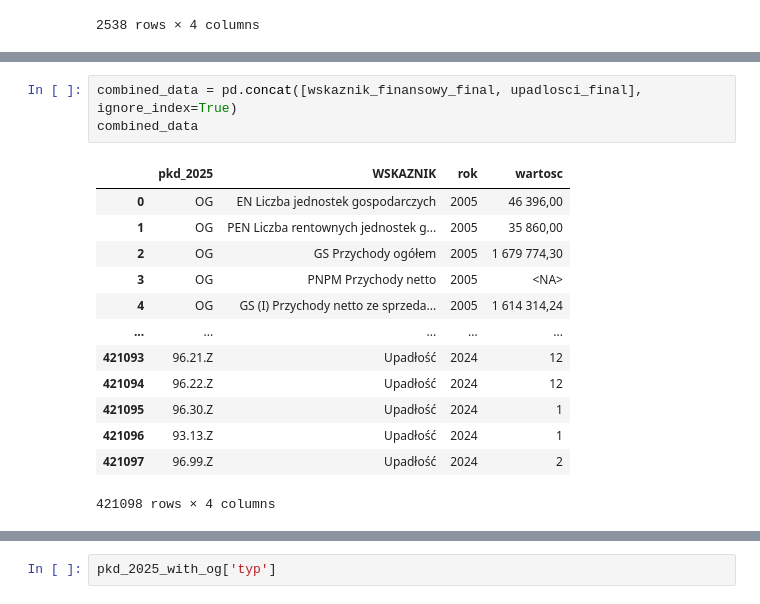
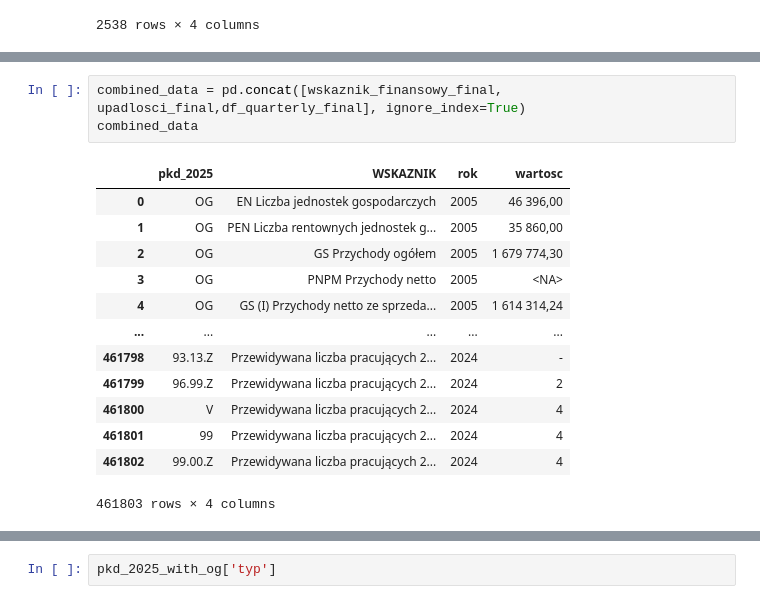
Before and after one commit to jan-chlebek/HackNation2025-Hackaton, a Jupyter notebook: data-processing/data-processing.ipynb, the cells around one changed output, grey strips where cells are left out. Saved outputs shown, nothing was run; the diff lists cells and outputs as text.

```diff
--- a/data-processing/data-processing.ipynb
+++ b/data-processing/data-processing.ipynb
@@ -187,20 +366,20 @@ upadlosci_final
 # %%
-combined_data = pd.concat([wskaznik_finansowy_final, upadlosci_final], ignore_index=True)
+combined_data = pd.concat([wskaznik_finansowy_final, upadlosci_final,df_quarterly_final], ignore_index=True)
 combined_data
 # %% [output]
 |  | pkd_2025 | WSKAZNIK | rok | wartosc |
 | 0 | OG | EN Liczba jednostek gospodarczych | 2005 | 46 396,00 |
 | 1 | OG | PEN Liczba rentownych jednostek g... | 2005 | 35 860,00 |
 | 2 | OG | GS Przychody ogółem | 2005 | 1 679 774,30 |
 | 3 | OG | PNPM Przychody netto | 2005 | <NA> |
 | 4 | OG | GS (I) Przychody netto ze sprzeda... | 2005 | 1 614 314,24 |
 | ... | ... | ... | ... | ... |
-| 421093 | 96.21.Z | Upadłość | 2024 | 12 |
-| 421094 | 96.22.Z | Upadłość | 2024 | 12 |
-| 421095 | 96.30.Z | Upadłość | 2024 | 1 |
-| 421096 | 93.13.Z | Upadłość | 2024 | 1 |
-| 421097 | 96.99.Z | Upadłość | 2024 | 2 |
+| 461798 | 93.13.Z | Przewidywana liczba pracujących 2... | 2024 | - |
+| 461799 | 96.99.Z | Przewidywana liczba pracujących 2... | 2024 | 2 |
+| 461800 | V | Przewidywana liczba pracujących 2... | 2024 | 4 |
+| 461801 | 99 | Przewidywana liczba pracujących 2... | 2024 | 4 |
+| 461802 | 99.00.Z | Przewidywana liczba pracujących 2... | 2024 | 4 |
-421098 rows × 4 columns
+461803 rows × 4 columns
 # %%
 # Derive dictionary for WSKAZNIK values and attach their indices
 unique_wskaznik = (
```
Also changed, not shown: parts of 7 cells of this notebook, 9 other files.
